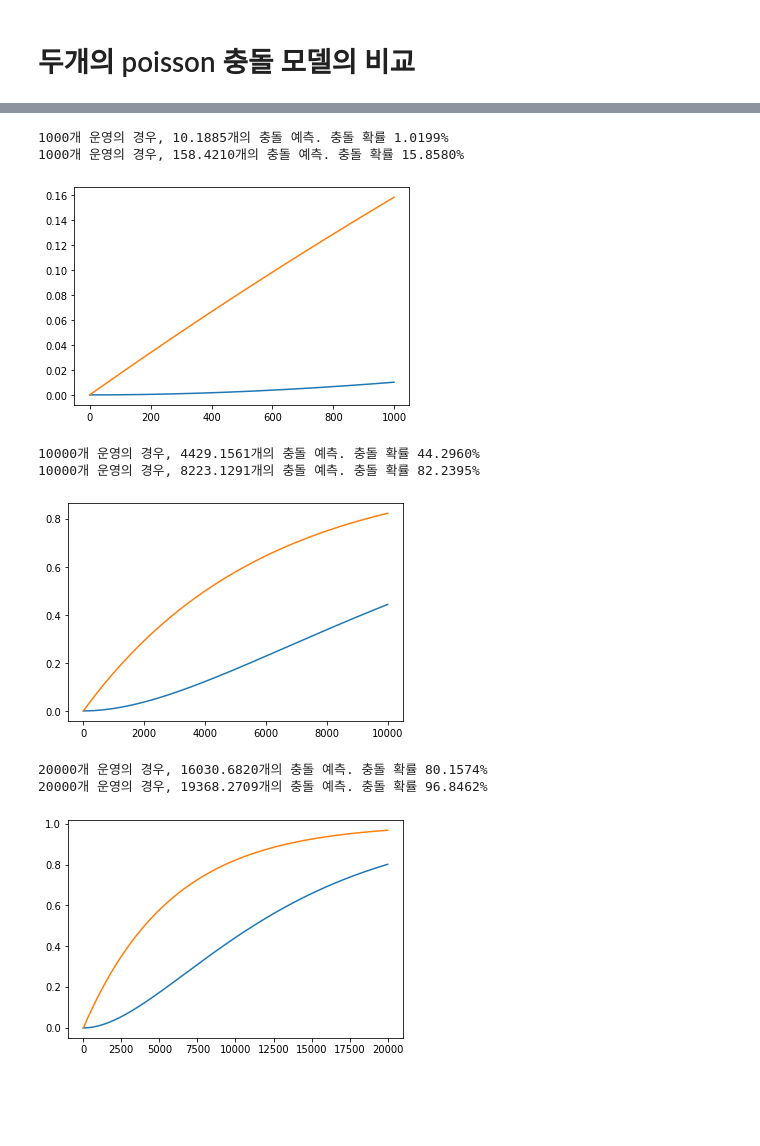
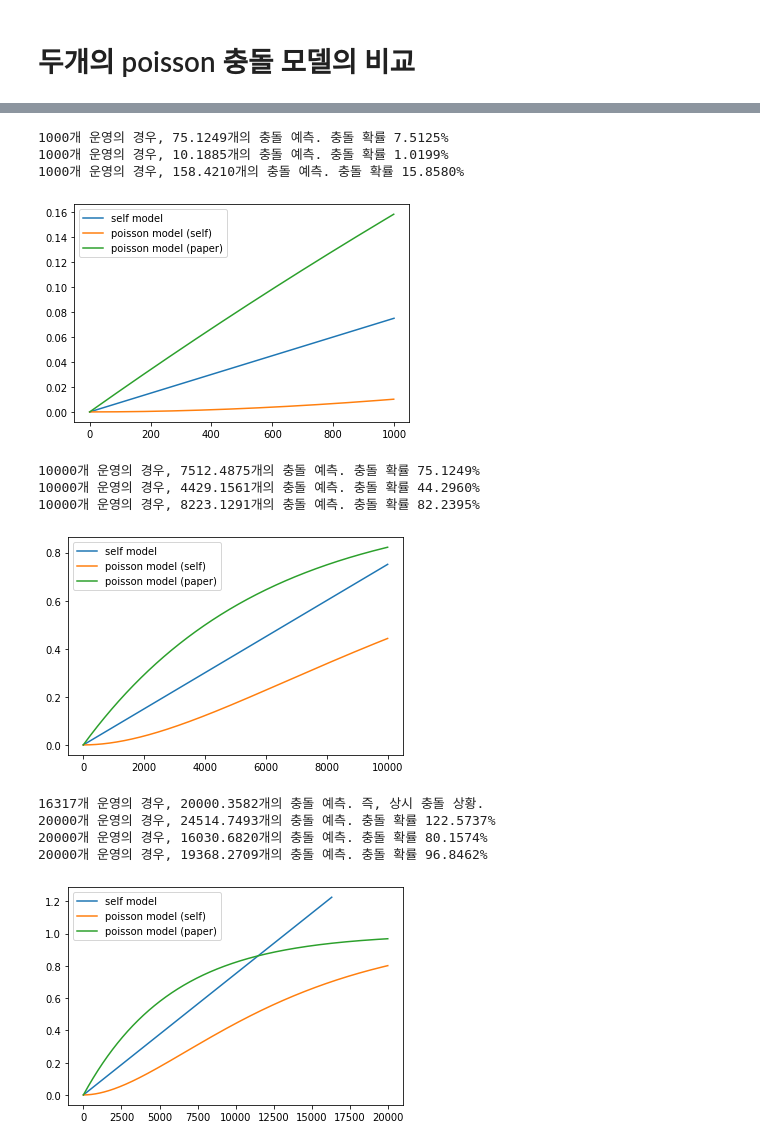
Before and after one commit to dolmani38/BLE-signal-collision-simulation, a Jupyter notebook: simulation_0626.ipynb, the cells around one changed output, grey strips where cells are left out. Cells and saved outputs as stored; diff of their text form; code cells hidden in the pictures; blank space fills up the shorter version.

```diff
--- a/simulation_0626.ipynb
+++ b/simulation_0626.ipynb
@@ -105,13 +105,14 @@ def collision_simulation(signal_count=100, default_prob = Pc):
     for i in range(2,signal_count+1):
         c = collision_fuction(signal_count=i,default_prob = Pc)
         if (c < signal_count):
-            collision.append(c)
+            collision.append(c/(i-1))
         else:
-            print(f"{i}개 운영의 경우, {collision[-1]:.4f}개의 충돌 예측. 즉, 상시 충돌 상황.")
+            print(f"{i}개 운영의 경우, {collision[-1]*i:.4f}개의 충돌 예측. 즉, 상시 충돌 상황.")
             break
 
-    print(f"{signal_count}개 운영의 경우, {collision[-1]:.4f}개의 충돌 예측. 충돌 확률 {(collision[-1]*100)/signal_count:.4f}%")
-    plt.plot(collision)
+    print(f"{signal_count}개 운영의 경우, {collision[-1]*signal_count:.4f}개의 충돌 예측. 충돌 확률 {(collision[-1]*100):.4f}%")
+    plt.plot(collision,label='self model')
+    plt.legend()
     return collision
 # %%
 self_model_collision = collision_simulation(signal_count=10)
@@ -278,7 +279,8 @@ def collision_simulation3(signal_count=100,advInterval =5000):
             break
 
     print(f"{signal_count}개 운영의 경우, {collision[-1]*i:.4f}개의 충돌 예측. 충돌 확률 {collision[-1]*100:.4f}%")
-    plt.plot(collision)
+    plt.plot(collision,label='poisson model (paper)')
+    plt.legend()
     return collision
 # %%
 poisson_model_2 = collision_simulation3(signal_count=100,advInterval = 100)
@@ -363,7 +365,8 @@ def collision_simulation9(signal_count=100):
             break
 
     print(f"{signal_count}개 운영의 경우, {collision[-1]*i:.4f}개의 충돌 예측. 충돌 확률 {collision[-1]*100:.4f}%")
-    plt.plot(collision)
+    plt.plot(collision,label='poisson model (self)')
+    plt.legend()
     return collision
 # %%
 poisson_model_1 = collision_simulation9(signal_count=100)
@@ -400,24 +421,31 @@ poisson_model_1 = collision_simulation9(signal_count=30000)
 # %%
+self_model_collision = collision_simulation(signal_count=1000)
 poisson_model_1 = collision_simulation9(signal_count=1000)
 poisson_model_2 = collision_simulation3(signal_count=1000)
 # %% [output]
+1000개 운영의 경우, 75.1249개의 충돌 예측. 충돌 확률 7.5125%
 1000개 운영의 경우, 10.1885개의 충돌 예측. 충돌 확률 1.0199%
 1000개 운영의 경우, 158.4210개의 충돌 예측. 충돌 확률 15.8580%
-[figure, old version]
+[figure, new version]
 # %%
+self_model_collision = collision_simulation(signal_count=10000)
 poisson_model_1 = collision_simulation9(signal_count=10000)
 poisson_model_2 = collision_simulation3(signal_count=10000)
 # %% [output]
+10000개 운영의 경우, 7512.4875개의 충돌 예측. 충돌 확률 75.1249%
 10000개 운영의 경우, 4429.1561개의 충돌 예측. 충돌 확률 44.2960%
 10000개 운영의 경우, 8223.1291개의 충돌 예측. 충돌 확률 82.2395%
-[figure, old version]
+[figure, new version]
 # %%
+self_model_collision = collision_simulation(signal_count=20000)
 poisson_model_1 = collision_simulation9(signal_count=20000)
 poisson_model_2 = collision_simulation3(signal_count=20000)
 # %% [output]
+16317개 운영의 경우, 20000.3582개의 충돌 예측. 즉, 상시 충돌 상황.
+20000개 운영의 경우, 24514.7493개의 충돌 예측. 충돌 확률 122.5737%
 20000개 운영의 경우, 16030.6820개의 충돌 예측. 충돌 확률 80.1574%
 20000개 운영의 경우, 19368.2709개의 충돌 예측. 충돌 확률 96.8462%
-[figure, old version]
+[figure, new version]
 # %%
 poisson_model_1 = collision_simulation9(signal_count=30000)
 poisson_model_2 = collision_simulation3(signal_count=30000)
```
Also changed, not shown: parts of 13 cells of this notebook.
